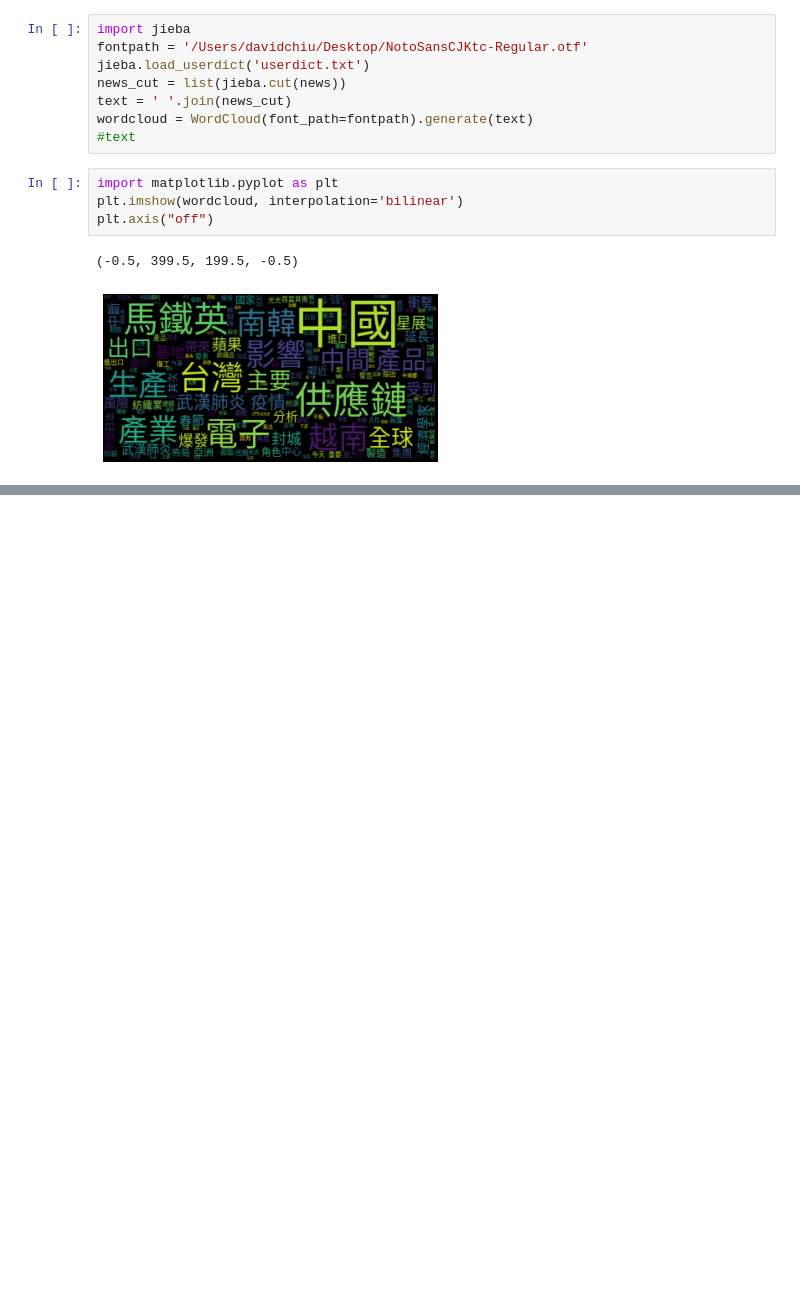
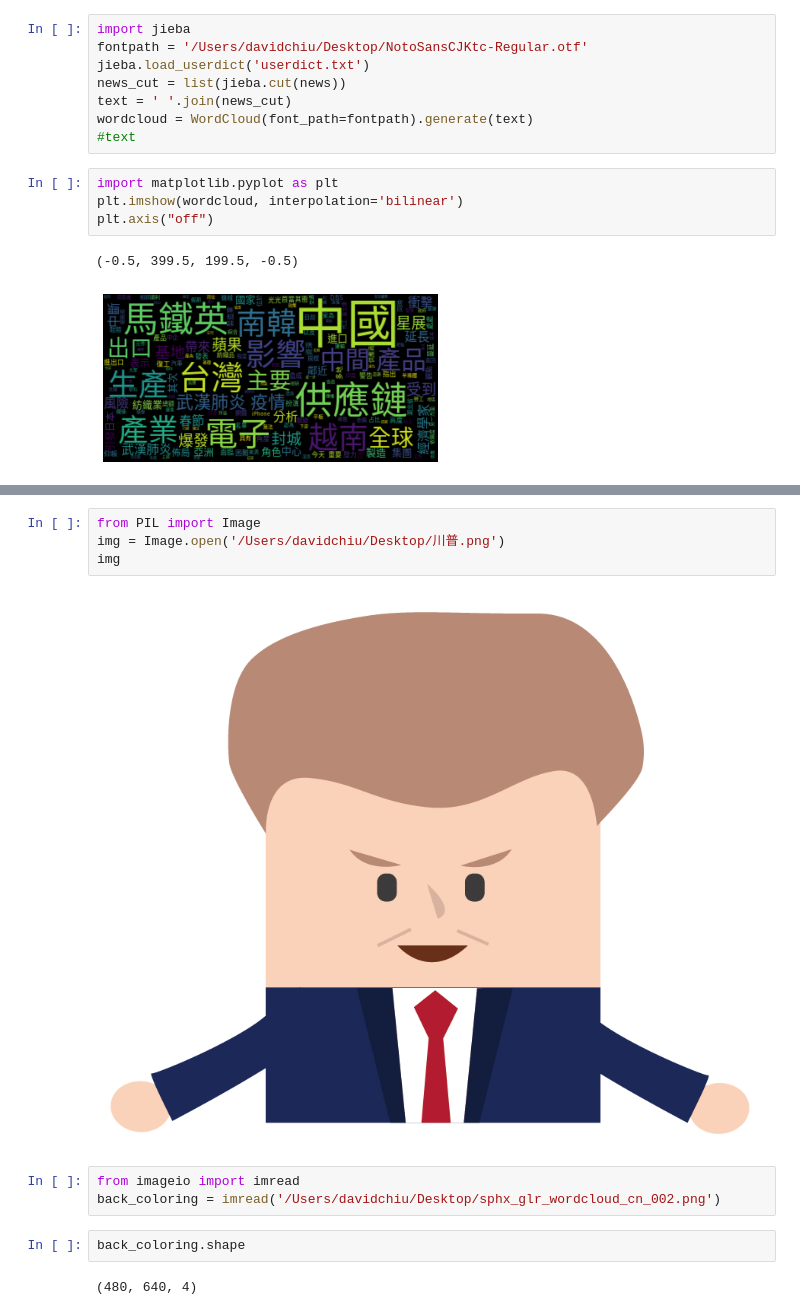
Before and after one commit to ywchiu/taipeifubon, a Jupyter notebook: Demo20200406.ipynb, the cells around one changed output, grey strips where cells are left out. Cells and saved outputs as stored; diff of their text form; blank space fills up the shorter version.

```diff
--- a/Demo20200406.ipynb
+++ b/Demo20200406.ipynb
@@ -131,0 +147,13 @@ plt.axis("off")
+# %%
+from PIL import Image
+img = Image.open('/Users/davidchiu/Desktop/川普.png')
+img
+# %% [output]
+[figure, added]
+# %%
+from imageio import imread
+back_coloring = imread('/Users/davidchiu/Desktop/sphx_glr_wordcloud_cn_002.png')
+# %%
+back_coloring.shape
+# %% [output]
+(480, 640, 4)
```
Also changed, not shown: parts of 31 cells of this notebook.
